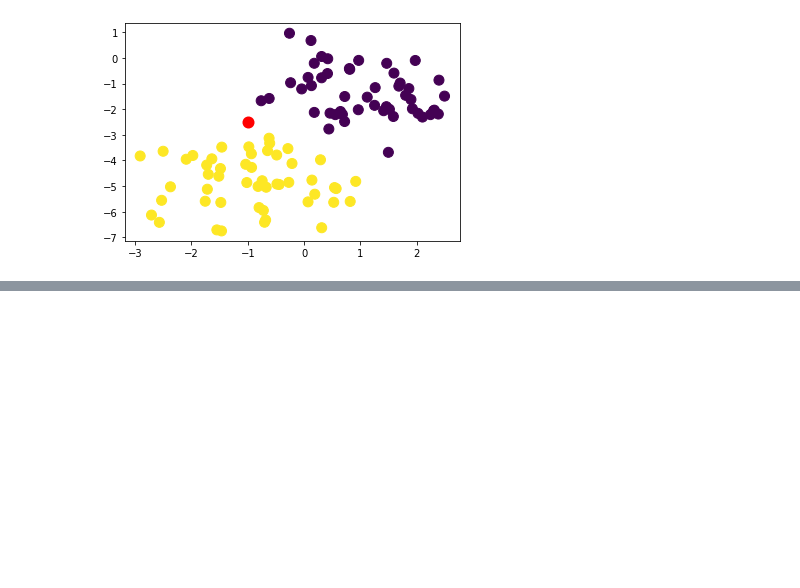
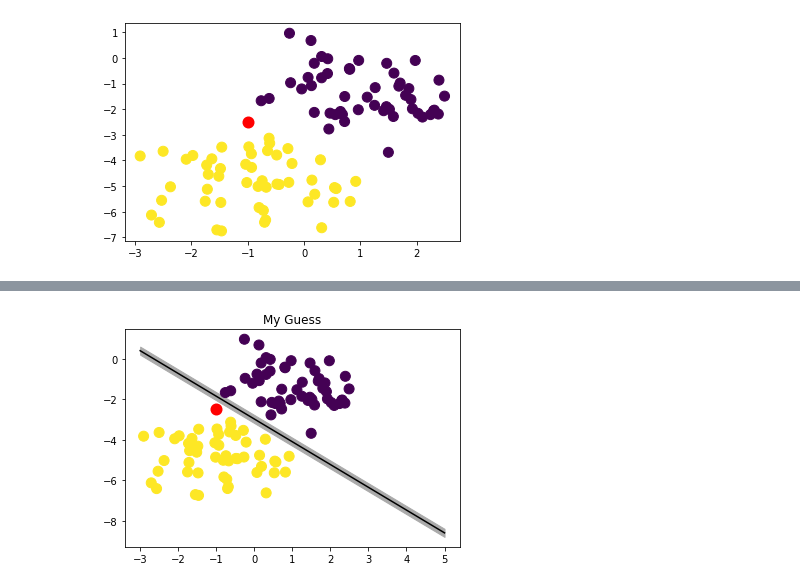
Before and after one commit to Abtinz/Machine-Learning-with-Python, a Jupyter notebook: Machine Learning with python/Classification/SVM/SVM_Blobs.ipynb, the cells around one changed output, grey strips where cells are left out. Saved outputs shown, nothing was run; the diff lists cells and outputs as text; code cells hidden in the pictures; blank space fills up the shorter version.

```diff
--- a/Machine Learning with python/Classification/SVM/SVM_Blobs.ipynb
+++ b/Machine Learning with python/Classification/SVM/SVM_Blobs.ipynb
@@ -30,0 +31,9 @@ plt.title("My Guess");
+# %%
+yfit = -1.125*xfit-2.975
+plt.plot(xfit,yfit,'-k')
+plt.fill_between(xfit,yfit-0.2,yfit+0.2,color="#AAAAAA")
+plt.scatter(x[:,0],x[:,1],c=y,s=100)
+plt.plot([-1],[-2.5],'o',color='r',markeredgewidth=2,markersize=10)
+plt.title("My Guess");
+# %% [output]
+[figure, added]
```
Also changed, not shown: parts of 1 cell of this notebook.
